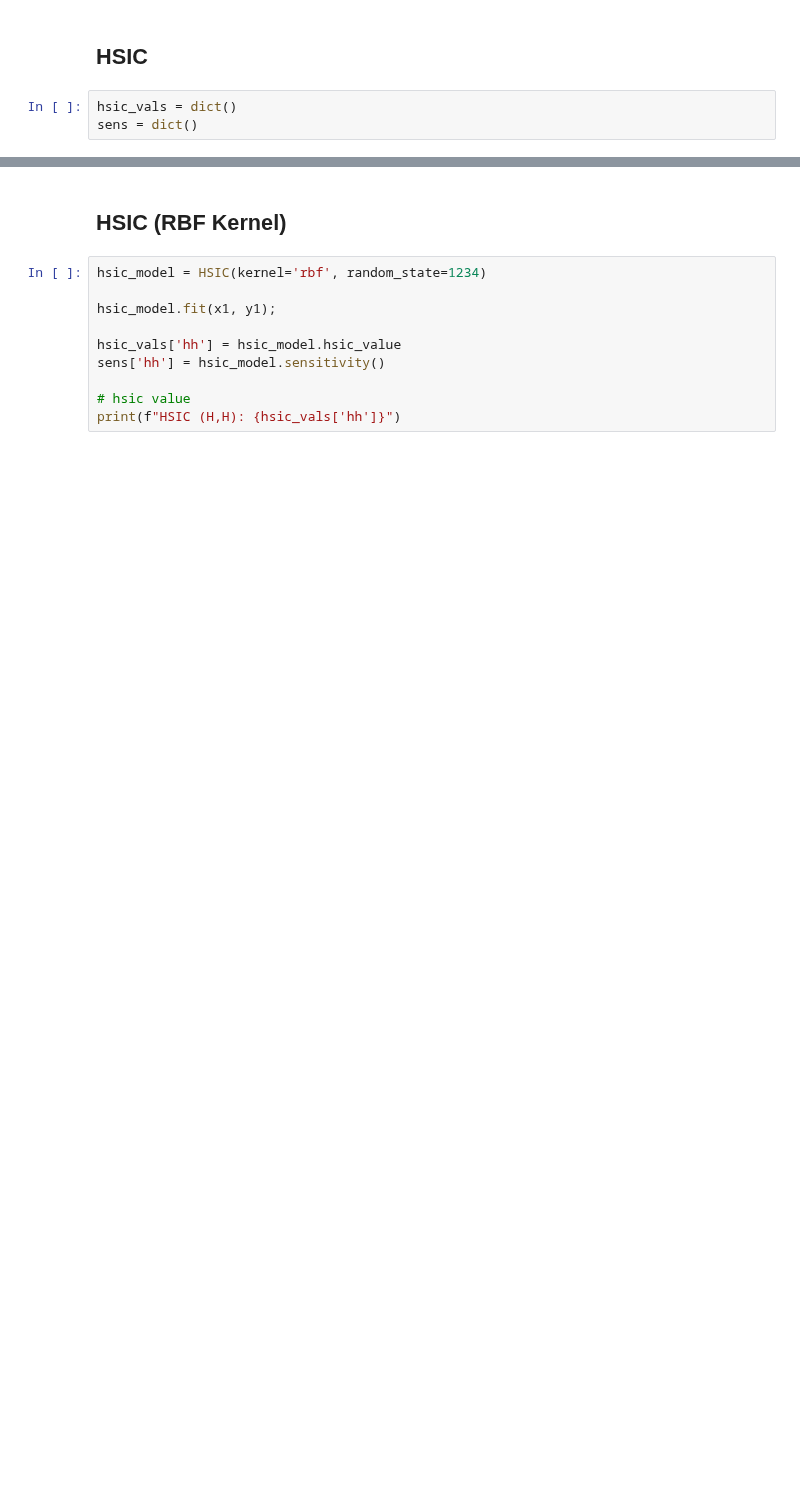
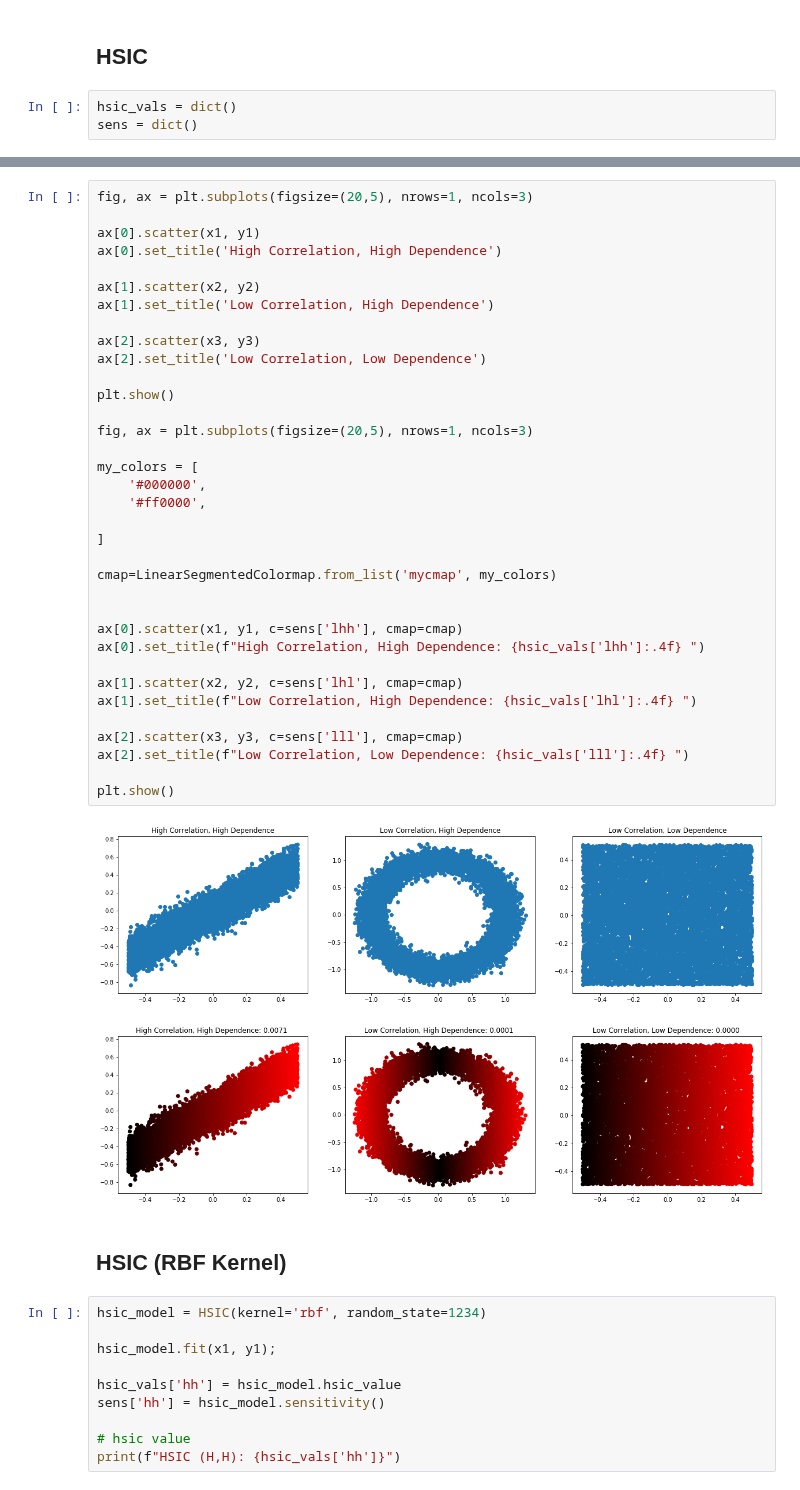
Before and after one commit to jejjohnson/kernellib, a Jupyter notebook: notebooks/development/dependence/demo_rhsic.ipynb, the cells around one changed output, grey strips where cells are left out. Drawn from its saved outputs; the diff is of its cells as text; blank space fills up the shorter version.

```diff
--- a/notebooks/development/dependence/demo_rhsic.ipynb
+++ b/notebooks/development/dependence/demo_rhsic.ipynb
@@ -113,3 +113,41 @@ HSIC (L,L): 1.341497614169283e-06
+# %%
+fig, ax = plt.subplots(figsize=(20,5), nrows=1, ncols=3)
+
+ax[0].scatter(x1, y1)
+ax[0].set_title('High Correlation, High Dependence')
+
+ax[1].scatter(x2, y2)
+ax[1].set_title('Low Correlation, High Dependence')
+
+ax[2].scatter(x3, y3)
+ax[2].set_title('Low Correlation, Low Dependence')
+
+plt.show()
+
+fig, ax = plt.subplots(figsize=(20,5), nrows=1, ncols=3)
+
+my_colors = [
+    '#000000',
+    '#ff0000',
+
+]
+
+cmap=LinearSegmentedColormap.from_list('mycmap', my_colors)
+
+
+ax[0].scatter(x1, y1, c=sens['lhh'], cmap=cmap)
+ax[0].set_title(f"High Correlation, High Dependence: {hsic_vals['lhh']:.4f} ")
+
+ax[1].scatter(x2, y2, c=sens['lhl'], cmap=cmap)
+ax[1].set_title(f"Low Correlation, High Dependence: {hsic_vals['lhl']:.4f} ")
+
+ax[2].scatter(x3, y3, c=sens['lll'], cmap=cmap)
+ax[2].set_title(f"Low Correlation, Low Dependence: {hsic_vals['lll']:.4f} ")
+
+plt.show()
+# %% [output]
+[figure, added]
+[figure, added]
 # %% [markdown]
 ## HSIC (RBF Kernel)
 # %%
```
Also changed, not shown: parts of 17 cells of this notebook, 3 other files.
